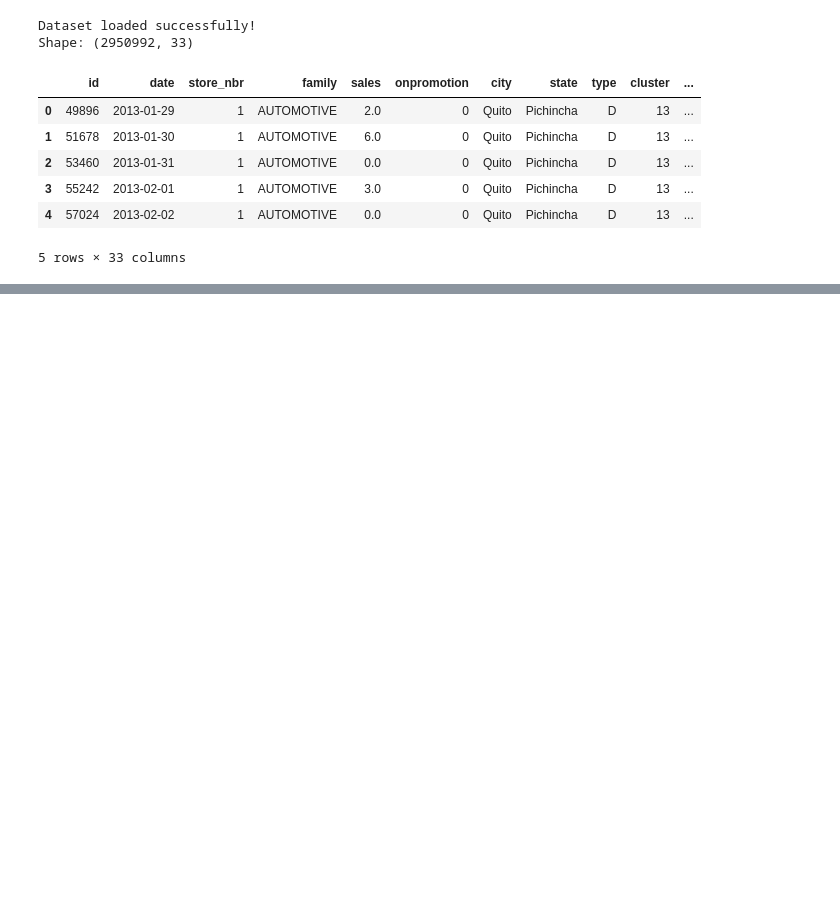
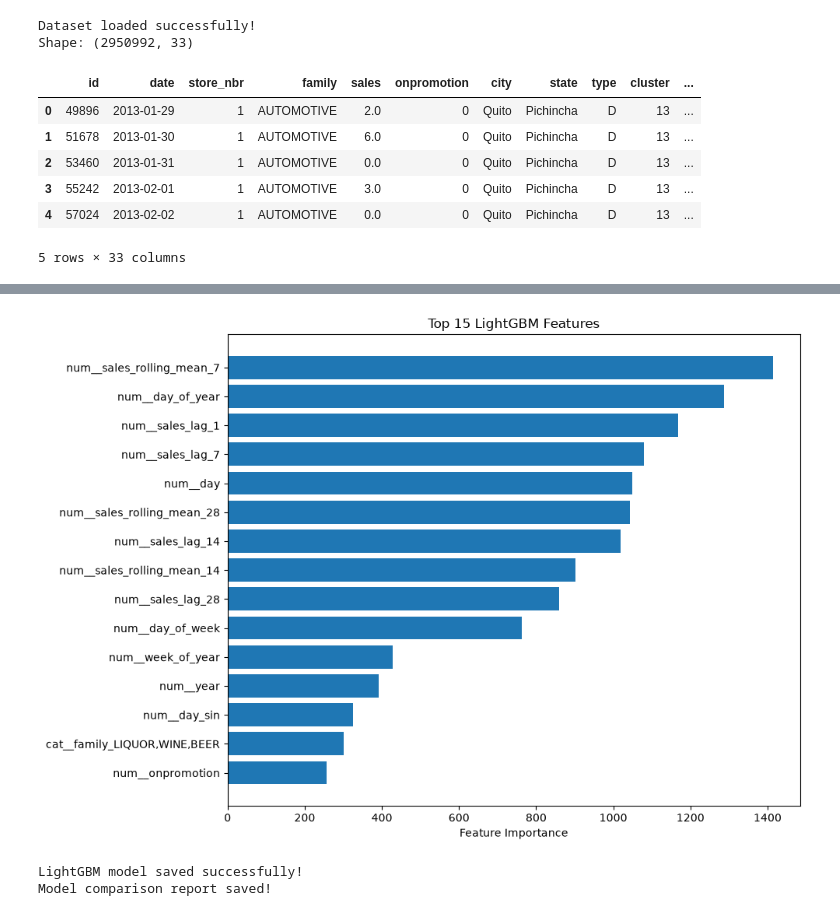
Before and after one commit to VikrantPatel2/Supply-Chain-, a Jupyter notebook: Notebooks/05_model_development.ipynb, the cells around one changed output, grey strips where cells are left out. Cells and saved outputs as stored; diff of their text form; code cells hidden in the pictures; blank space fills up the shorter version.

```diff
--- a/Notebooks/05_model_development.ipynb
+++ b/Notebooks/05_model_development.ipynb
@@ -35,0 +861,9 @@ Shape: (2950992, 33)
+# %%
+print("LightGBM training started...")
+
+lgbm_model.fit(
+    X_train_sample,
+    y_train_sample
+)
+
+print("LightGBM training completed successfully!")
@@ -35,0 +951,18 @@ Shape: (2950992, 33)
+# %%
+fitted_preprocessor = lgbm_model.named_steps["preprocessor"]
+
+fitted_regressor = lgbm_model.named_steps["regressor"]
+
+feature_names = fitted_preprocessor.get_feature_names_out()
+
+importance_df = pd.DataFrame({
+    "Feature": feature_names,
+    "Importance": fitted_regressor.feature_importances_
+})
+
+importance_df = importance_df.sort_values(
+    by="Importance",
+    ascending=False
+)
+
+display(importance_df.head(20))
@@ -35,0 +987,48 @@ Shape: (2950992, 33)
+# %%
+top_features = importance_df.head(15).sort_values(
+    by="Importance"
+)
+
+plt.figure(figsize=(10, 7))
+
+plt.barh(
+    top_features["Feature"],
+    top_features["Importance"]
+)
+
+plt.title("Top 15 LightGBM Features")
+plt.xlabel("Feature Importance")
+plt.tight_layout()
+plt.show()
+# %% [output]
+[figure, added]
+# %%
+BASE_DIR = r"C:\Users\vikra\Desktop\Supply Chain Algo"
+
+MODEL_DIR = os.path.join(BASE_DIR, "models")
+REPORT_DIR = os.path.join(BASE_DIR, "reports")
+
+os.makedirs(MODEL_DIR, exist_ok=True)
+os.makedirs(REPORT_DIR, exist_ok=True)
+
+joblib.dump(
+    lgbm_model,
+    os.path.join(
+        MODEL_DIR,
+        "lightgbm_demand_model.joblib"
+    )
+)
+
+comparison_df.to_csv(
+    os.path.join(
+        REPORT_DIR,
+        "algorithm_comparison.csv"
+    ),
+    index=False
+)
+
+print("LightGBM model saved successfully!")
+print("Model comparison report saved!")
+# %% [output]
+LightGBM model saved successfully!
+Model comparison report saved!
```
Also changed, not shown: parts of 59 cells of this notebook, 15 other files.
